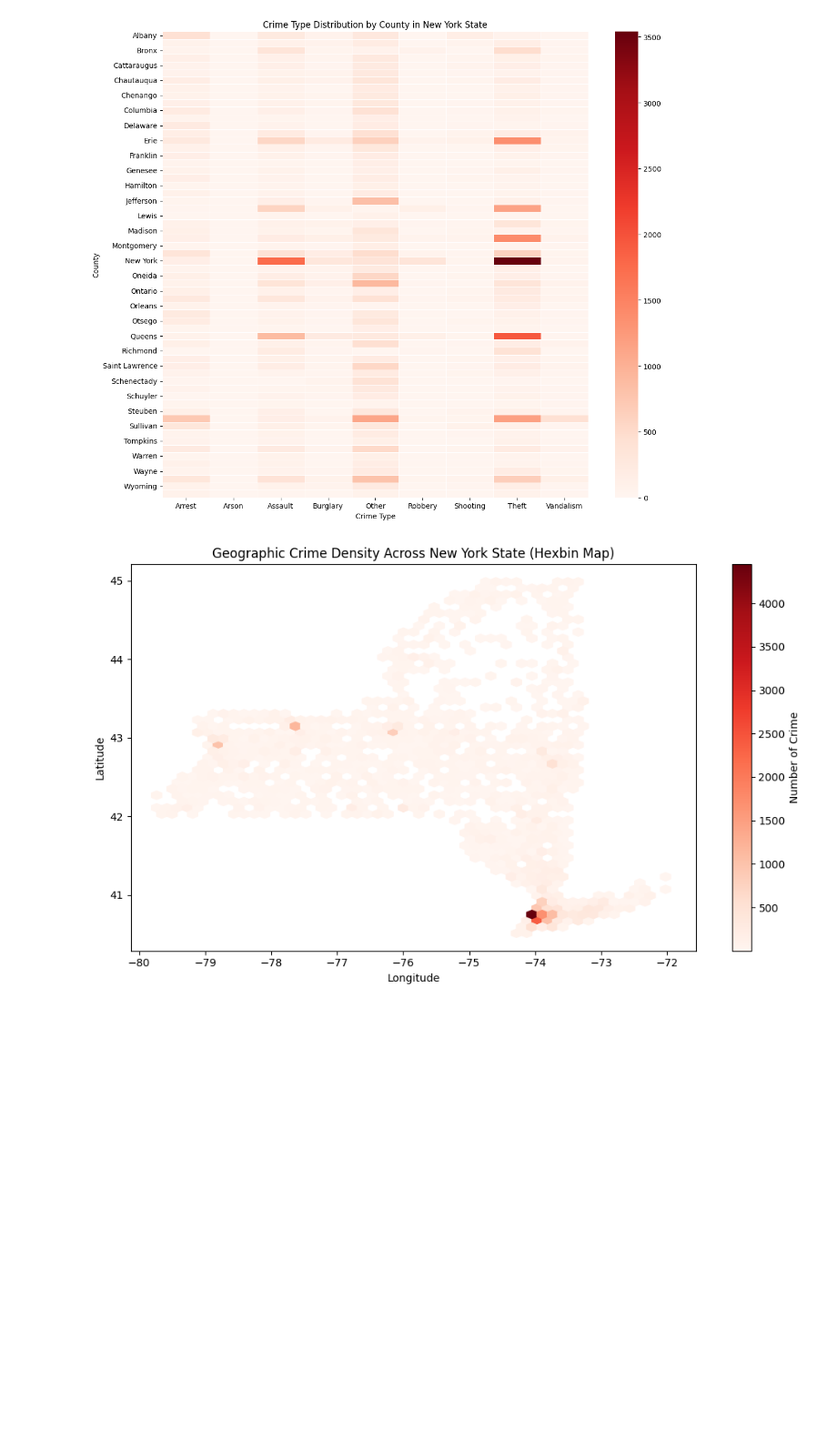
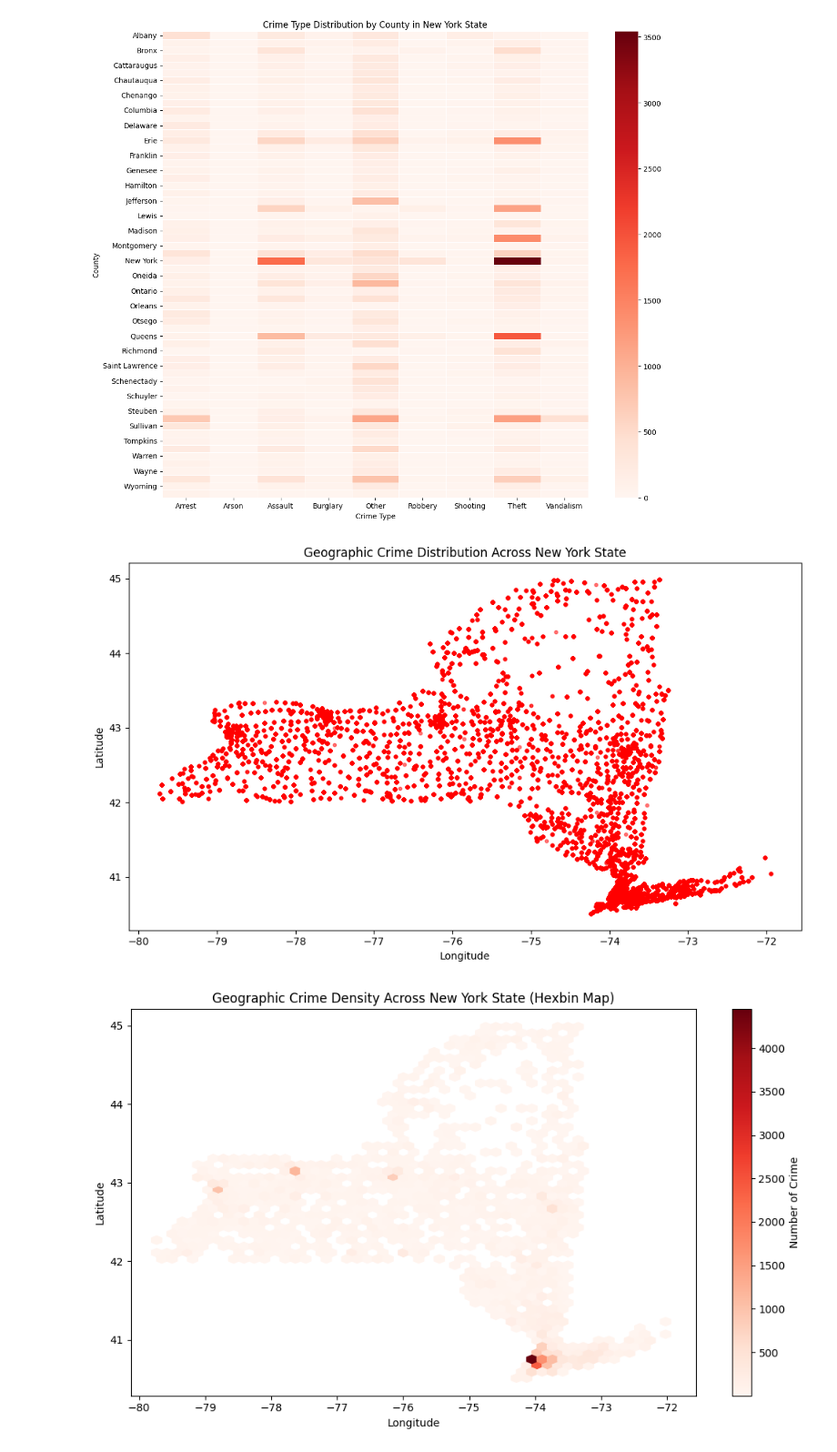
Before and after one commit to Ashliz1/NYC-Crime-Data---Group-10-, a Jupyter notebook: term_project_starter.ipynb, the cells around one changed output. Shown at 91% size. Cells and saved outputs as stored; diff of their text form; code cells hidden in the pictures; blank space fills up the shorter version.

Commit message:
scatter plot

```diff
--- a/term_project_starter.ipynb
+++ b/term_project_starter.ipynb
@@ -303,5 +303,22 @@ plt.tight_layout()
 plt.show()
 # %% [output]
 [figure]
+# %%
+# Geographic crime density across New York State (scatter plot)
+
+plt.figure(figsize=(10,6))
+
+plt.scatter(df["Longitude"],
+            df["Latitude"],
+            alpha=0.5,
+            s=10,
+            color = "red")
+plt.title("Geographic Crime Distribution Across New York State")
+plt.xlabel("Longitude")
+plt.ylabel("Latitude")
+plt.tight_layout()
+plt.show()
+# %% [output]
+[figure, added]
 # %%
 # Geographic crime density across New York State
```
Also changed, not shown: parts of 2 cells of this notebook.
